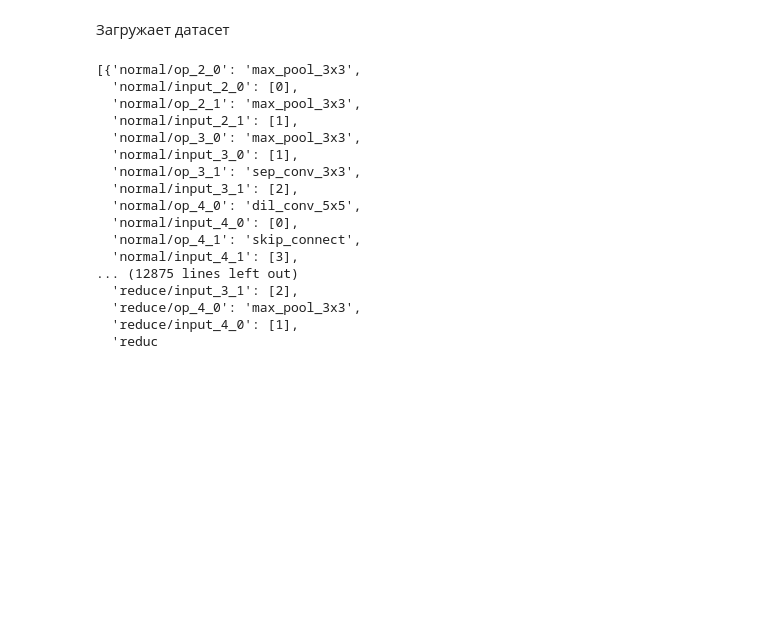
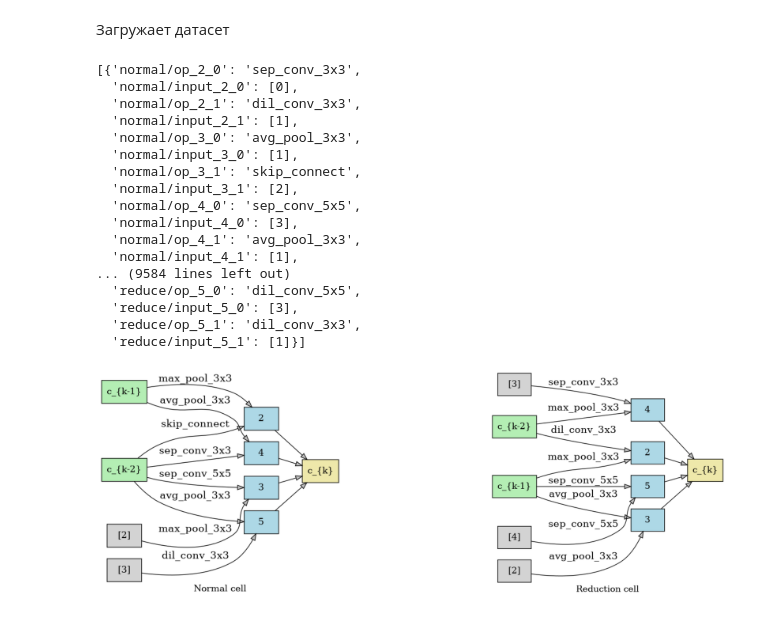
Before and after one commit to intsystems/predicator-function-for-neural-networks, a Jupyter notebook: code/data_generator.ipynb, the cells around one changed output. Saved outputs shown, nothing was run; the diff lists cells and outputs as text; code cells hidden in the pictures; blank space fills up the shorter version.

```diff
--- a/code/data_generator.ipynb
+++ b/code/data_generator.ipynb
@@ -144,23 +158,29 @@ def load_arch_dicts(json_path):
     return arch_dicts
 
 # Пример использования:
-arch_dicts = load_arch_dicts('dataset/arch_dicts.json')
-arch_dicts
+arch_dict = load_arch_dicts('dataset/arch_dicts.json')
+arch_dict
 # %% [output]
-[{'normal/op_2_0': 'max_pool_3x3',
+[{'normal/op_2_0': 'sep_conv_3x3',
   'normal/input_2_0': [0],
-  'normal/op_2_1': 'max_pool_3x3',
+  'normal/op_2_1': 'dil_conv_3x3',
   'normal/input_2_1': [1],
-  'normal/op_3_0': 'max_pool_3x3',
+  'normal/op_3_0': 'avg_pool_3x3',
   'normal/input_3_0': [1],
-  'normal/op_3_1': 'sep_conv_3x3',
+  'normal/op_3_1': 'skip_connect',
   'normal/input_3_1': [2],
-  'normal/op_4_0': 'dil_conv_5x5',
-  'normal/input_4_0': [0],
-  'normal/op_4_1': 'skip_connect',
-  'normal/input_4_1': [3],
-... (12875 lines left out)
-  'reduce/input_3_1': [2],
-  'reduce/op_4_0': 'max_pool_3x3',
-  'reduce/input_4_0': [1],
-  'reduc
+  'normal/op_4_0': 'sep_conv_5x5',
+  'normal/input_4_0': [3],
+  'normal/op_4_1': 'avg_pool_3x3',
+  'normal/input_4_1': [1],
+... (9584 lines left out)
+  'reduce/op_5_0': 'dil_conv_5x5',
+  'reduce/input_5_0': [3],
+  'reduce/op_5_1': 'dil_conv_3x3',
+  'reduce/input_5_1': [1]}]
+# %%
+tmp_dict = load_arch_dicts("second_dataset/sample_00000.json")["architecture"]
+# %%
+plot_cells(tmp_dict, ['normal', 'reduce'])
+# %% [output]
+[figure, added]
```
Also changed, not shown: parts of 2 cells of this notebook, 5 other files.
